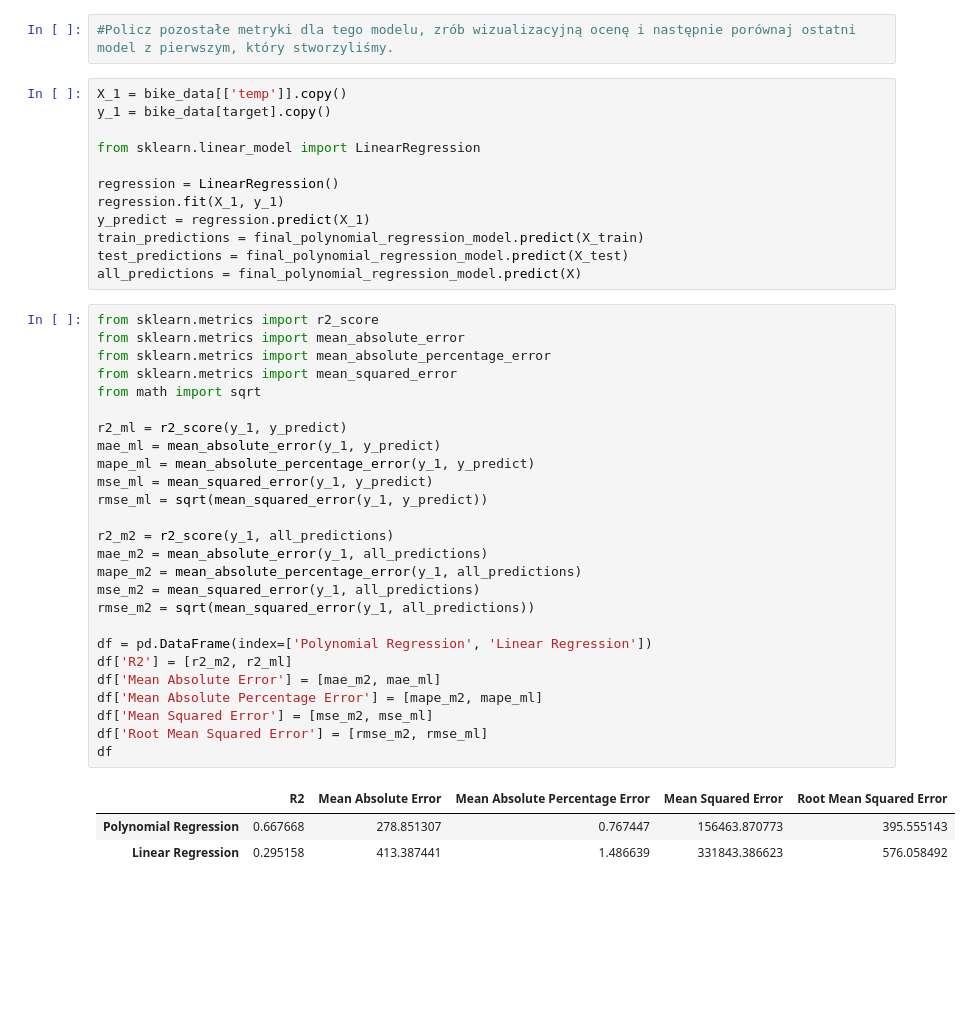
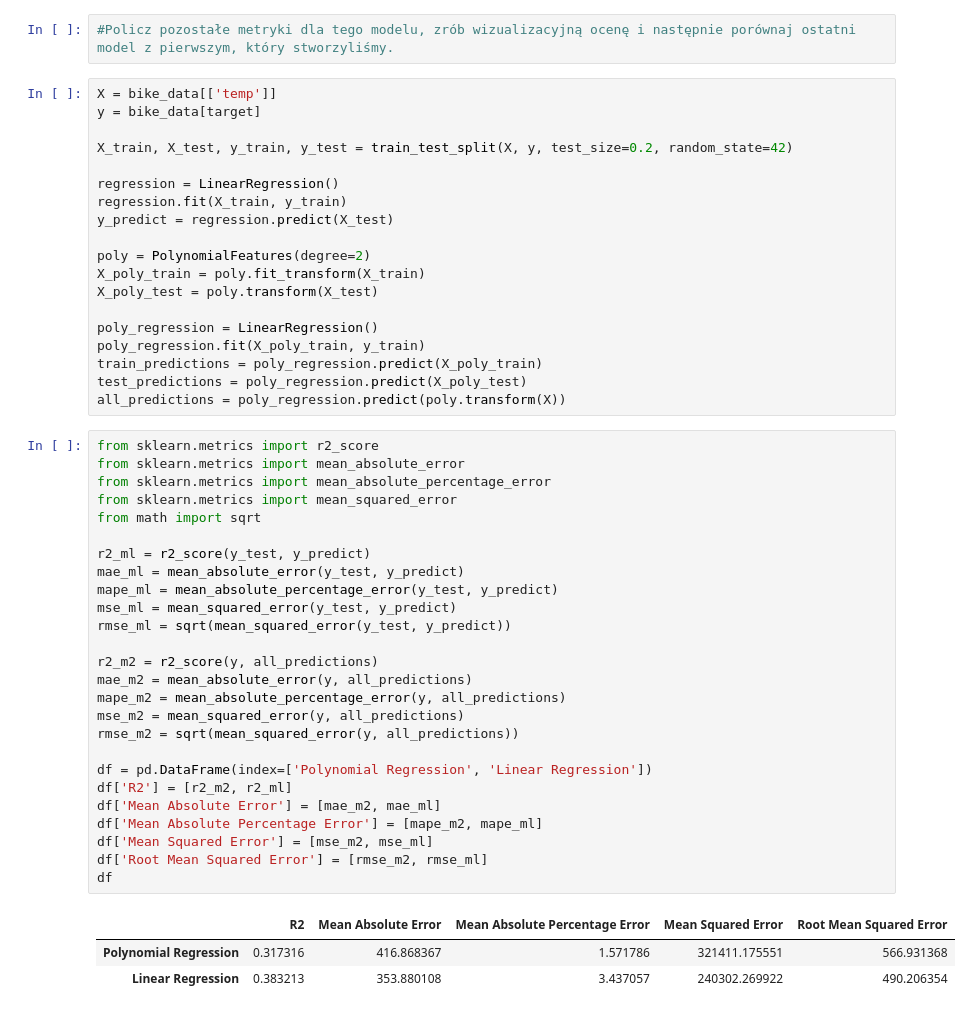
Before and after one commit to KenZooo11/m13.5, a Jupyter notebook: 13.5.ipynb, the cells around one changed output. Drawn from its saved outputs; the diff is of its cells as text; blank space fills up the shorter version.

```diff
--- a/13.5.ipynb
+++ b/13.5.ipynb
@@ -403,45 +399,52 @@ RMSE: 483.93794140501114
 # %%
 #Policz pozostałe metryki dla tego modelu, zrób wizualizacyjną ocenę i następnie porównaj ostatni model z pierwszym, który stworzyliśmy.
 # %%
-X_1 = bike_data[['temp']].copy()
-y_1 = bike_data[target].copy()
+X = bike_data[['temp']]
+y = bike_data[target]
 
-from sklearn.linear_model import LinearRegression
+X_train, X_test, y_train, y_test = train_test_split(X, y, test_size=0.2, random_state=42)
 
 regression = LinearRegression()
-regression.fit(X_1, y_1)
-y_predict = regression.predict(X_1)
-train_predictions = final_polynomial_regression_model.predict(X_train)
-test_predictions = final_polynomial_regression_model.predict(X_test)
-all_predictions = final_polynomial_regression_model.predict(X)
+regression.fit(X_train, y_train)
+y_predict = regression.predict(X_test)
+
+poly = PolynomialFeatures(degree=2)
+X_poly_train = poly.fit_transform(X_train)
+X_poly_test = poly.transform(X_test)
+
+poly_regression = LinearRegression()
+poly_regression.fit(X_poly_train, y_train)
+train_predictions = poly_regression.predict(X_poly_train)
+test_predictions = poly_regression.predict(X_poly_test)
+all_predictions = poly_regression.predict(poly.transform(X))
 # %%
 from sklearn.metrics import r2_score
 from sklearn.metrics import mean_absolute_error
 from sklearn.metrics import mean_absolute_percentage_error
 from sklearn.metrics import mean_squared_error
 from math import sqrt
 
-r2_ml = r2_score(y_1, y_predict)
-mae_ml = mean_absolute_error(y_1, y_predict)
-mape_ml = mean_absolute_percentage_error(y_1, y_predict)
-mse_ml = mean_squared_error(y_1, y_predict)
-rmse_ml = sqrt(mean_squared_error(y_1, y_predict))
+r2_ml = r2_score(y_test, y_predict)
+mae_ml = mean_absolute_error(y_test, y_predict)
+mape_ml = mean_absolute_percentage_error(y_test, y_predict)
+mse_ml = mean_squared_error(y_test, y_predict)
+rmse_ml = sqrt(mean_squared_error(y_test, y_predict))
 
-r2_m2 = r2_score(y_1, all_predictions)
-mae_m2 = mean_absolute_error(y_1, all_predictions)
-mape_m2 = mean_absolute_percentage_error(y_1, all_predictions)
-mse_m2 = mean_squared_error(y_1, all_predictions)
-rmse_m2 = sqrt(mean_squared_error(y_1, all_predictions))
+r2_m2 = r2_score(y, all_predictions)
+mae_m2 = mean_absolute_error(y, all_predictions)
+mape_m2 = mean_absolute_percentage_error(y, all_predictions)
+mse_m2 = mean_squared_error(y, all_predictions)
+rmse_m2 = sqrt(mean_squared_error(y, all_predictions))
 
 df = pd.DataFrame(index=['Polynomial Regression', 'Linear Regression'])
 df['R2'] = [r2_m2, r2_ml]
 df['Mean Absolute Error'] = [mae_m2, mae_ml]
 df['Mean Absolute Percentage Error'] = [mape_m2, mape_ml]
 df['Mean Squared Error'] = [mse_m2, mse_ml]
 df['Root Mean Squared Error'] = [rmse_m2, rmse_ml]
 df
 # %% [output]
 |  | R2 | Mean Absolute Error | Mean Absolute Percentage Error | Mean Squared Error | Root Mean Squared Error |
-| Polynomial Regression | 0.667668 | 278.851307 | 0.767447 | 156463.870773 | 395.555143 |
-| Linear Regression | 0.295158 | 413.387441 | 1.486639 | 331843.386623 | 576.058492 |
+| Polynomial Regression | 0.317316 | 416.868367 | 1.571786 | 321411.175551 | 566.931368 |
+| Linear Regression | 0.383213 | 353.880108 | 3.437057 | 240302.269922 | 490.206354 |
 # %%
```
Also changed, not shown: parts of 10 cells of this notebook.
